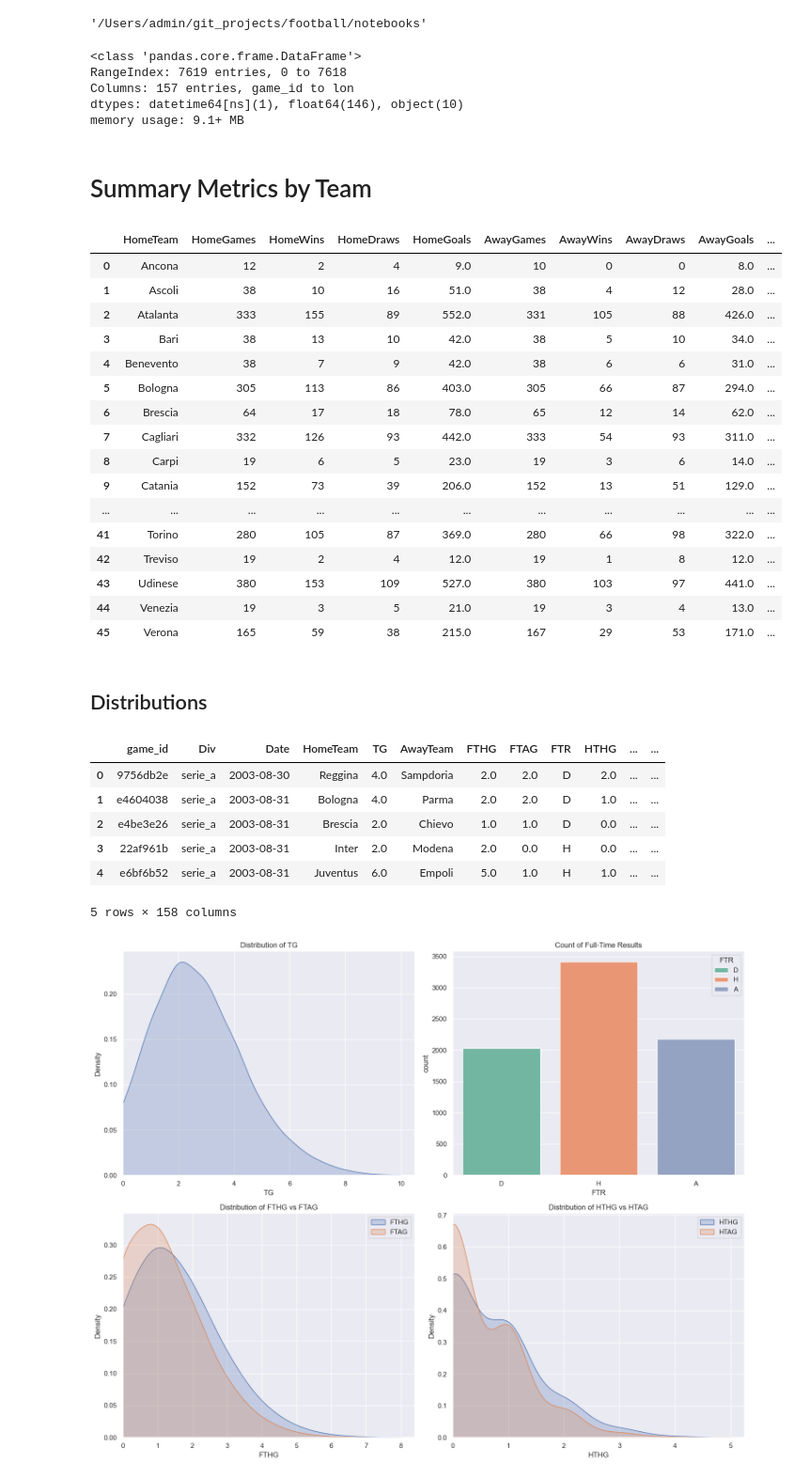
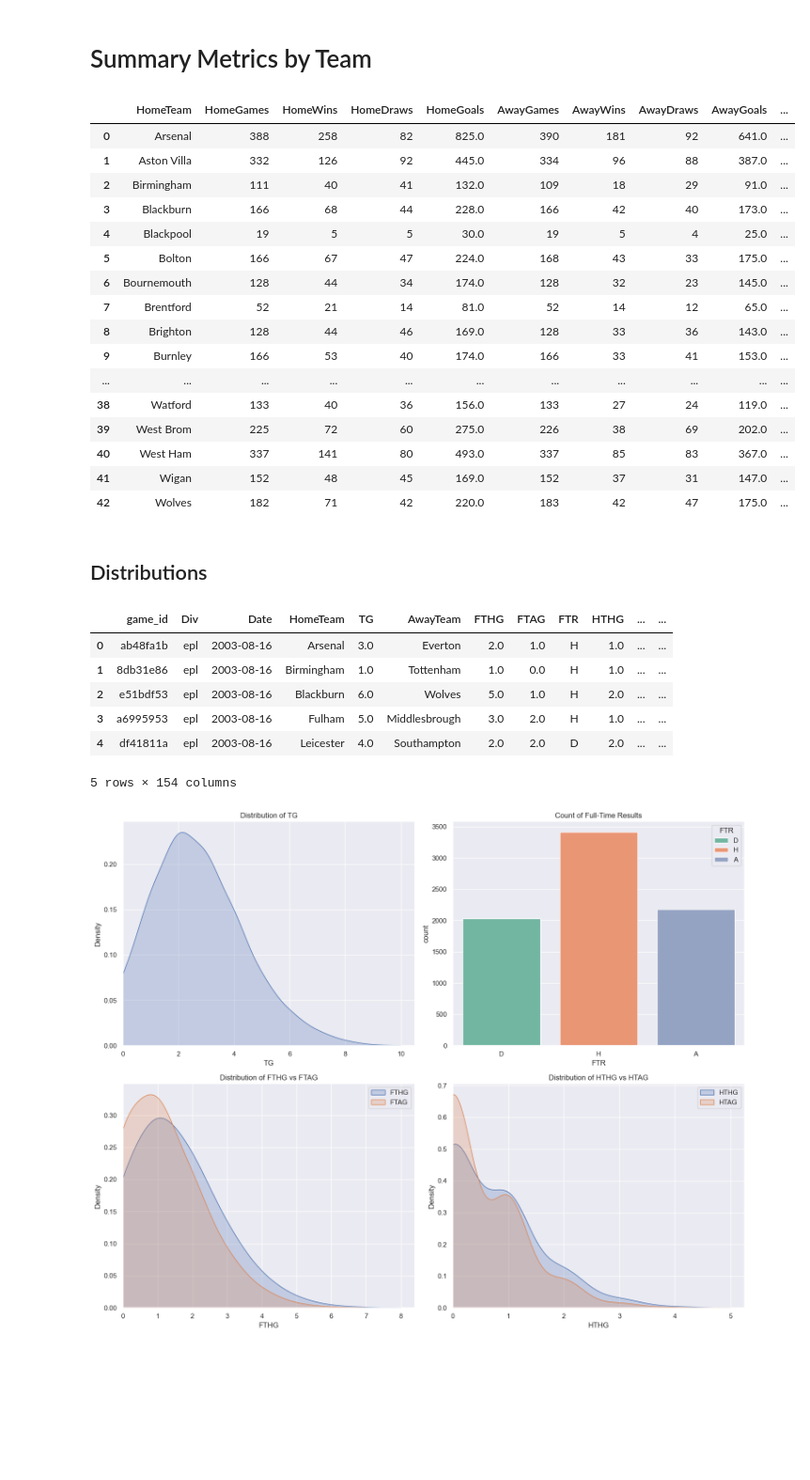
Before and after one commit to RomanTomz/football-analysis, a Jupyter notebook: notebooks/eda.ipynb, the cells around one changed output. Shown at 94% size. Cells and saved outputs as stored; diff of their text form; code cells hidden in the pictures; blank space fills up the shorter version.

Commit message:
Refactor DataCollector class to accept league parameter

```diff
--- a/notebooks/eda.ipynb
+++ b/notebooks/eda.ipynb
@@ -1,7 +1,3 @@
-# %%
-pwd
-# %% [output]
-'/Users/admin/git_projects/football/notebooks'
 # %%
 import sys
 import os
@@ -22,51 +18,44 @@ import seaborn as sns
 
 from data_collection.data_collector import DataCollector
 # %%
-df = pd.read_csv("/Users/admin/git_projects/football/data_collection/serie_a.csv")
-df['Date'] = pd.to_datetime(df['Date'], dayfirst=True)
-df.info()
+dc = DataCollector('epl')
+df = dc.collect_data(year_start=2003, year_end=2023, write_csv=False)
+# sample output
+teams_stats = dc.compute_team_statistics(df)
-# %% [output]
-<class 'pandas.core.frame.DataFrame'>
-RangeIndex: 7619 entries, 0 to 7618
-Columns: 157 entries, game_id to lon
-dtypes: datetime64[ns](1), float64(146), object(10)
-memory usage: 9.1+ MB
 # %% [markdown]
 # Summary Metrics by Team
 # %%
-dc = DataCollector()
-
-dc.compute_team_statistics(df)
+teams_stats
 # %% [output]
 |  | HomeTeam | HomeGames | HomeWins | HomeDraws | HomeGoals | AwayGames | AwayWins | AwayDraws | AwayGoals | ... |
-| 0 | Ancona | 12 | 2 | 4 | 9.0 | 10 | 0 | 0 | 8.0 | ... |
-| 1 | Ascoli | 38 | 10 | 16 | 51.0 | 38 | 4 | 12 | 28.0 | ... |
-| 2 | Atalanta | 333 | 155 | 89 | 552.0 | 331 | 105 | 88 | 426.0 | ... |
-| 3 | Bari | 38 | 13 | 10 | 42.0 | 38 | 5 | 10 | 34.0 | ... |
-| 4 | Benevento | 38 | 7 | 9 | 42.0 | 38 | 6 | 6 | 31.0 | ... |
-| 5 | Bologna | 305 | 113 | 86 | 403.0 | 305 | 66 | 87 | 294.0 | ... |
-| 6 | Brescia | 64 | 17 | 18 | 78.0 | 65 | 12 | 14 | 62.0 | ... |
-| 7 | Cagliari | 332 | 126 | 93 | 442.0 | 333 | 54 | 93 | 311.0 | ... |
-| 8 | Carpi | 19 | 6 | 5 | 23.0 | 19 | 3 | 6 | 14.0 | ... |
-| 9 | Catania | 152 | 73 | 39 | 206.0 | 152 | 13 | 51 | 129.0 | ... |
+| 0 | Arsenal | 388 | 258 | 82 | 825.0 | 390 | 181 | 92 | 641.0 | ... |
+| 1 | Aston Villa | 332 | 126 | 92 | 445.0 | 334 | 96 | 88 | 387.0 | ... |
+| 2 | Birmingham | 111 | 40 | 41 | 132.0 | 109 | 18 | 29 | 91.0 | ... |
+| 3 | Blackburn | 166 | 68 | 44 | 228.0 | 166 | 42 | 40 | 173.0 | ... |
+| 4 | Blackpool | 19 | 5 | 5 | 30.0 | 19 | 5 | 4 | 25.0 | ... |
+| 5 | Bolton | 166 | 67 | 47 | 224.0 | 168 | 43 | 33 | 175.0 | ... |
+| 6 | Bournemouth | 128 | 44 | 34 | 174.0 | 128 | 32 | 23 | 145.0 | ... |
+| 7 | Brentford | 52 | 21 | 14 | 81.0 | 52 | 14 | 12 | 65.0 | ... |
+| 8 | Brighton | 128 | 44 | 46 | 169.0 | 128 | 33 | 36 | 143.0 | ... |
+| 9 | Burnley | 166 | 53 | 40 | 174.0 | 166 | 33 | 41 | 153.0 | ... |
 | ... | ... | ... | ... | ... | ... | ... | ... | ... | ... | ... |
-| 41 | Torino | 280 | 105 | 87 | 369.0 | 280 | 66 | 98 | 322.0 | ... |
-| 42 | Treviso | 19 | 2 | 4 | 12.0 | 19 | 1 | 8 | 12.0 | ... |
-| 43 | Udinese | 380 | 153 | 109 | 527.0 | 380 | 103 | 97 | 441.0 | ... |
-| 44 | Venezia | 19 | 3 | 5 | 21.0 | 19 | 3 | 4 | 13.0 | ... |
-| 45 | Verona | 165 | 59 | 38 | 215.0 | 167 | 29 | 53 | 171.0 | ... |
+| 38 | Watford | 133 | 40 | 36 | 156.0 | 133 | 27 | 24 | 119.0 | ... |
+| 39 | West Brom | 225 | 72 | 60 | 275.0 | 226 | 38 | 69 | 202.0 | ... |
+| 40 | West Ham | 337 | 141 | 80 | 493.0 | 337 | 85 | 83 | 367.0 | ... |
+| 41 | Wigan | 152 | 48 | 45 | 169.0 | 152 | 37 | 31 | 147.0 | ... |
+| 42 | Wolves | 182 | 71 | 42 | 220.0 | 183 | 42 | 47 | 175.0 | ... |
 # %% [markdown]
 ## Distributions
 # %%
 df.head()
 # %% [output]
 |  | game_id | Div | Date | HomeTeam | TG | AwayTeam | FTHG | FTAG | FTR | HTHG | ... | ... |
-| 0 | 9756db2e | serie_a | 2003-08-30 | Reggina | 4.0 | Sampdoria | 2.0 | 2.0 | D | 2.0 | ... | ... |
-| 1 | e4604038 | serie_a | 2003-08-31 | Bologna | 4.0 | Parma | 2.0 | 2.0 | D | 1.0 | ... | ... |
-| 2 | e4be3e26 | serie_a | 2003-08-31 | Brescia | 2.0 | Chievo | 1.0 | 1.0 | D | 0.0 | ... | ... |
-| 3 | 22af961b | serie_a | 2003-08-31 | Inter | 2.0 | Modena | 2.0 | 0.0 | H | 0.0 | ... | ... |
-| 4 | e6bf6b52 | serie_a | 2003-08-31 | Juventus | 6.0 | Empoli | 5.0 | 1.0 | H | 1.0 | ... | ... |
+| 0 | ab48fa1b | epl | 2003-08-16 | Arsenal | 3.0 | Everton | 2.0 | 1.0 | H | 1.0 | ... | ... |
+| 1 | 8db31e86 | epl | 2003-08-16 | Birmingham | 1.0 | Tottenham | 1.0 | 0.0 | H | 1.0 | ... | ... |
+| 2 | e51bdf53 | epl | 2003-08-16 | Blackburn | 6.0 | Wolves | 5.0 | 1.0 | H | 2.0 | ... | ... |
+| 3 | a6995953 | epl | 2003-08-16 | Fulham | 5.0 | Middlesbrough | 3.0 | 2.0 | H | 1.0 | ... | ... |
+| 4 | df41811a | epl | 2003-08-16 | Leicester | 4.0 | Southampton | 2.0 | 2.0 | D | 2.0 | ... | ... |
-5 rows × 158 columns
+5 rows × 154 columns
 # %%
 sns.set_theme()
 
```
Also changed, not shown: 1 other file.
